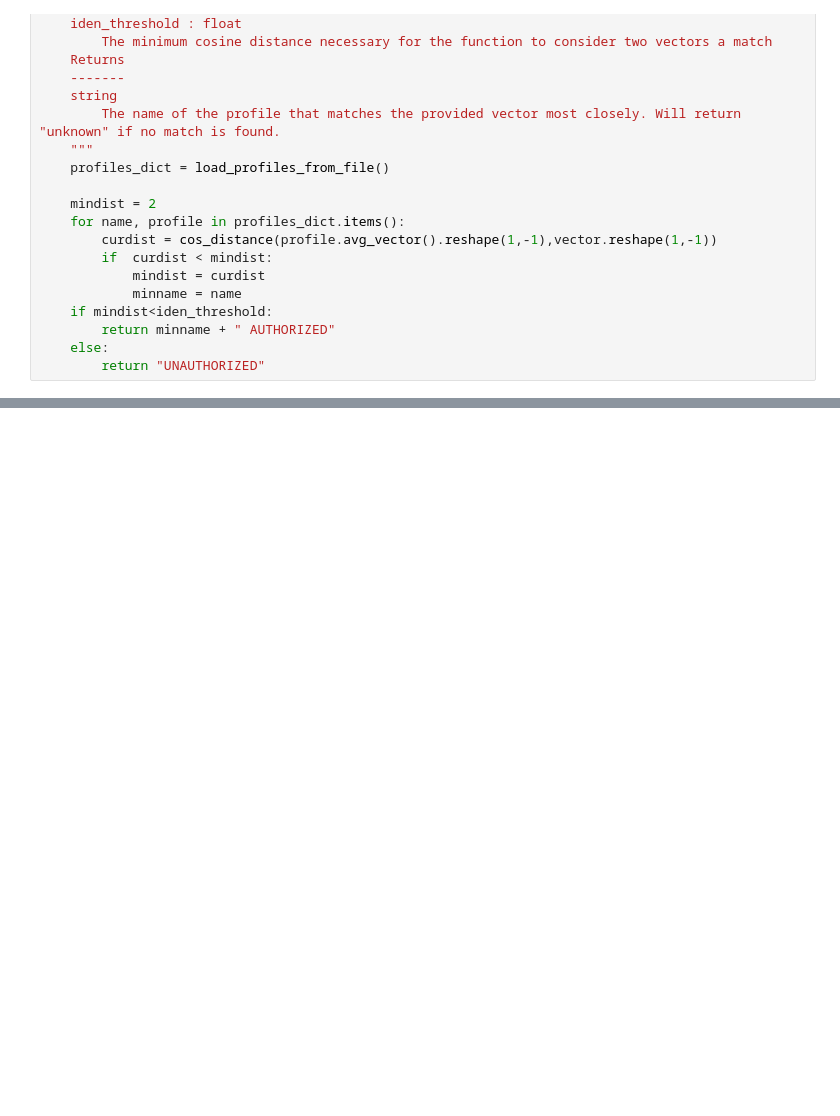
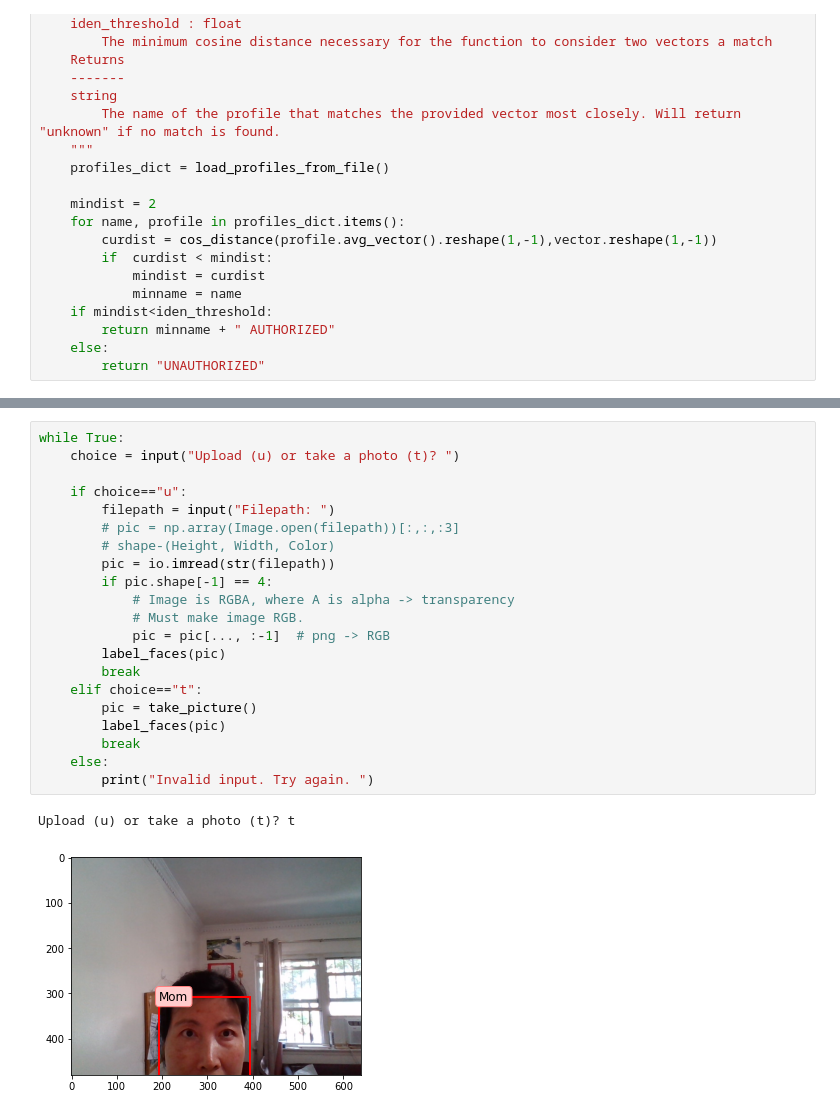
Before and after one commit to Sarcovora/CogWorks-2022-Gausslien-Final-Capstone, a Jupyter notebook: Car Cop/Login Database.ipynb, the cells around one changed output, grey strips where cells are left out. Cells and saved outputs as stored; diff of their text form; blank space fills up the shorter version.

```diff
--- a/Car Cop/Login Database.ipynb
+++ b/Car Cop/Login Database.ipynb
@@ -140,0 +195,24 @@ print(profiles_dict)
+# %%
+while True:
+    choice = input("Upload (u) or take a photo (t)? ")
+
+    if choice=="u":
+        filepath = input("Filepath: ")
+        # pic = np.array(Image.open(filepath))[:,:,:3]
+        # shape-(Height, Width, Color)
+        pic = io.imread(str(filepath))
+        if pic.shape[-1] == 4:
+            # Image is RGBA, where A is alpha -> transparency
+            # Must make image RGB.
+            pic = pic[..., :-1]  # png -> RGB
+        label_faces(pic)
+        break
+    elif choice=="t":
+        pic = take_picture()
+        label_faces(pic)
+        break
+    else:
+        print("Invalid input. Try again. ")
+# %% [output]
+Upload (u) or take a photo (t)? t
+[figure, added]
```
Also changed, not shown: parts of 10 cells of this notebook, 6 other files.
